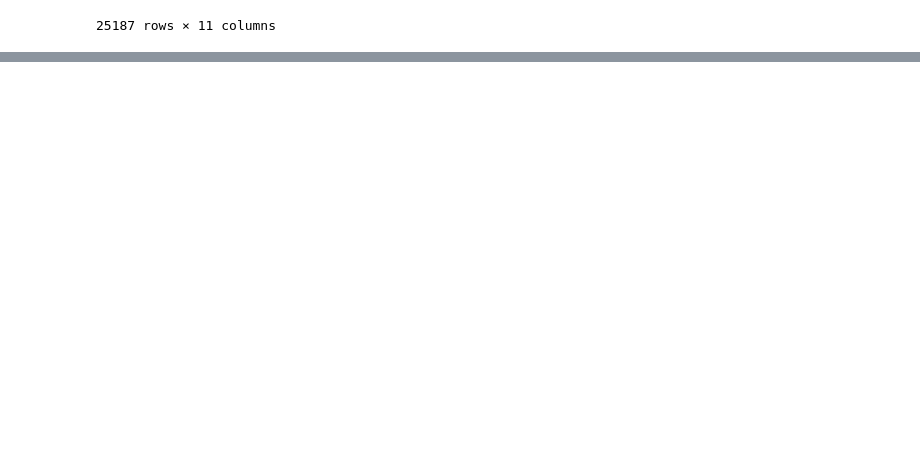
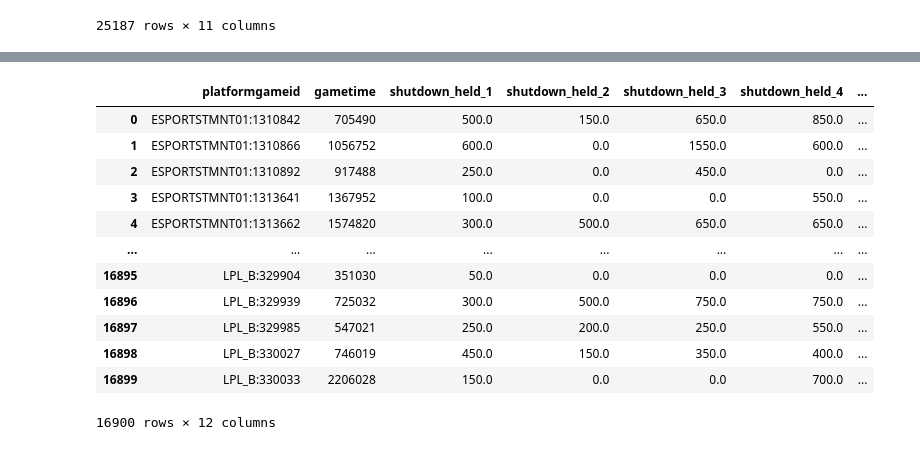
Before and after one commit to JanWen/gnar_score, a Jupyter notebook: csv/join_data.ipynb, the cells around one changed output, grey strips where cells are left out. Cells and saved outputs as stored; diff of their text form; code cells hidden in the pictures; blank space fills up the shorter version.

```diff
--- a/csv/join_data.ipynb
+++ b/csv/join_data.ipynb
@@ -159,0 +143,4 @@ display(first_four)
+# %%
+shutdown = pd.read_csv('sql/shutdown.csv')
+shutdown.sort_values(by=["platformgameid", "gametime"], inplace=True)
+shutdown.head()
@@ -159,0 +154,58 @@ display(first_four)
+# %%
+new_row = {
+    "platformgameid": None,
+    "gametime": None,
+    "shutdown_held_1": None,
+    "shutdown_held_2": None,
+    "shutdown_held_3": None,
+    "shutdown_held_4": None,
+    "shutdown_held_5": None,
+    "shutdown_held_6": None,
+    "shutdown_held_7": None,
+    "shutdown_held_8": None,
+    "shutdown_held_9": None,
+    "shutdown_held_10": None,
+}
+
+new = []
+prev_row = None
+for _, row in shutdown.iterrows():
+    if prev_row is None:
+        prev_row = row
+        new_row["platformgameid"] = row["platformgameid"]
+        new_row["gametime"] = row["gametime"]
+        for i in range(1, 11):
+            new_row["shutdown_held_" + str(i)] = row["shutdown_held_" + str(i)]
+        continue
+    elif row["platformgameid"] != prev_row["platformgameid"]:
+        new.append(new_row)
+        new_row = {
+            "platformgameid": row["platformgameid"],
+            "gametime": row["gametime"],
+        }
+        for i in range(1, 11):
+            new_row["shutdown_held_" + str(i)] = row["shutdown_held_" + str(i)]
+    elif row["platformgameid"] == new_row["platformgameid"]:
+        for i in range(1, 11):
+            if row["shutdown_held_" + str(i)] > prev_row["shutdown_held_" + str(i)]:
+                new_row["shutdown_held_" + str(i)] += row["shutdown_held_" + str(i)]- prev_row["shutdown_held_" + str(i)]
+
+
+    prev_row = row
+
+df = pd.DataFrame(new)
+display(df)
+# %% [output]
+|  | platformgameid | gametime | shutdown_held_1 | shutdown_held_2 | shutdown_held_3 | shutdown_held_4 | ... |
+| 0 | ESPORTSTMNT01:1310842 | 705490 | 500.0 | 150.0 | 650.0 | 850.0 | ... |
+| 1 | ESPORTSTMNT01:1310866 | 1056752 | 600.0 | 0.0 | 1550.0 | 600.0 | ... |
+| 2 | ESPORTSTMNT01:1310892 | 917488 | 250.0 | 0.0 | 450.0 | 0.0 | ... |
+| 3 | ESPORTSTMNT01:1313641 | 1367952 | 100.0 | 0.0 | 0.0 | 550.0 | ... |
+| 4 | ESPORTSTMNT01:1313662 | 1574820 | 300.0 | 500.0 | 650.0 | 650.0 | ... |
+| ... | ... | ... | ... | ... | ... | ... | ... |
+| 16895 | LPL_B:329904 | 351030 | 50.0 | 0.0 | 0.0 | 0.0 | ... |
+| 16896 | LPL_B:329939 | 725032 | 300.0 | 500.0 | 750.0 | 750.0 | ... |
+| 16897 | LPL_B:329985 | 547021 | 250.0 | 200.0 | 250.0 | 550.0 | ... |
+| 16898 | LPL_B:330027 | 746019 | 450.0 | 150.0 | 350.0 | 400.0 | ... |
+| 16899 | LPL_B:330033 | 2206028 | 150.0 | 0.0 | 0.0 | 700.0 | ... |
+16900 rows × 12 columns
```
Also changed, not shown: parts of 9 cells of this notebook, 8 other files.
